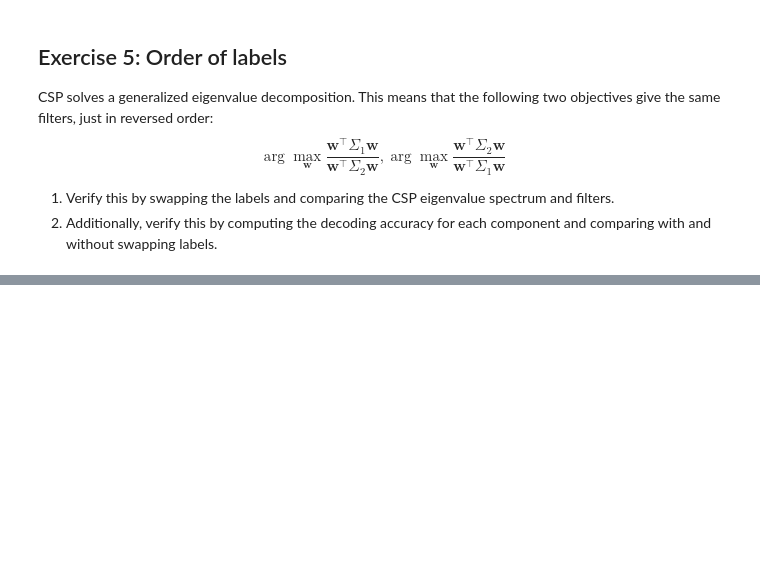
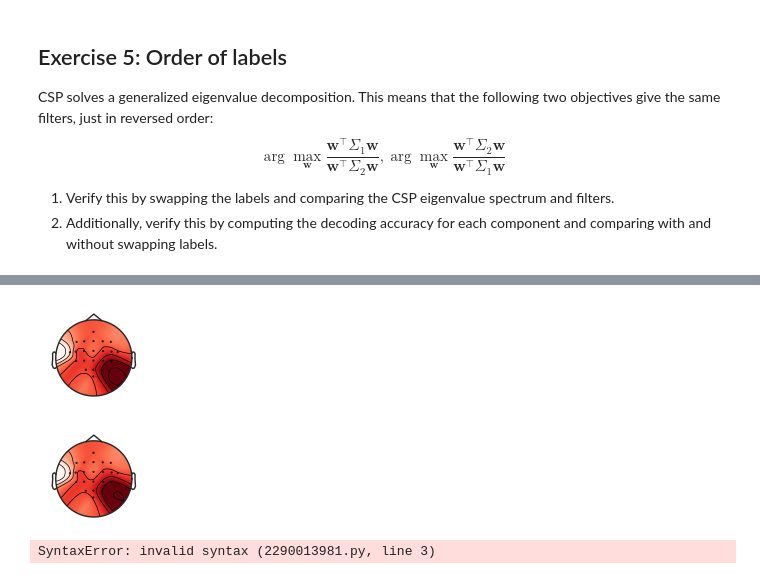
Before and after one commit to RobertvdLeeuw/nix-radboud, a Jupyter notebook: subjects/BCI/assignment_09_csp.ipynb, the cells around one changed output, grey strips where cells are left out. Cells and saved outputs as stored; diff of their text form; code cells hidden in the pictures; blank space fills up the shorter version.

```diff
--- a/subjects/BCI/assignment_09_csp.ipynb
+++ b/subjects/BCI/assignment_09_csp.ipynb
@@ -149,0 +167,16 @@ $$
+# %%
+i = 8
+mne.viz.plot_topomap(patterns[i], filtered.info)
+mne.viz.plot_topomap(patterns_flipped[i], filtered.info)
+plt.show()
+# %% [output]
+[figure, added]
+[figure, added]
+# %%
+# filters @ X_train
+
+clf = LDA().fit(, y_train)
+acc = clf.score(filters @ X_test, y_test)
+print(f"Accuracy: {mp.mean(acc):.3f}")
+# %% [output]
+SyntaxError: invalid syntax (2290013981.py, line 3)
```
Also changed, not shown: parts of 6 cells of this notebook, 3 other files.
